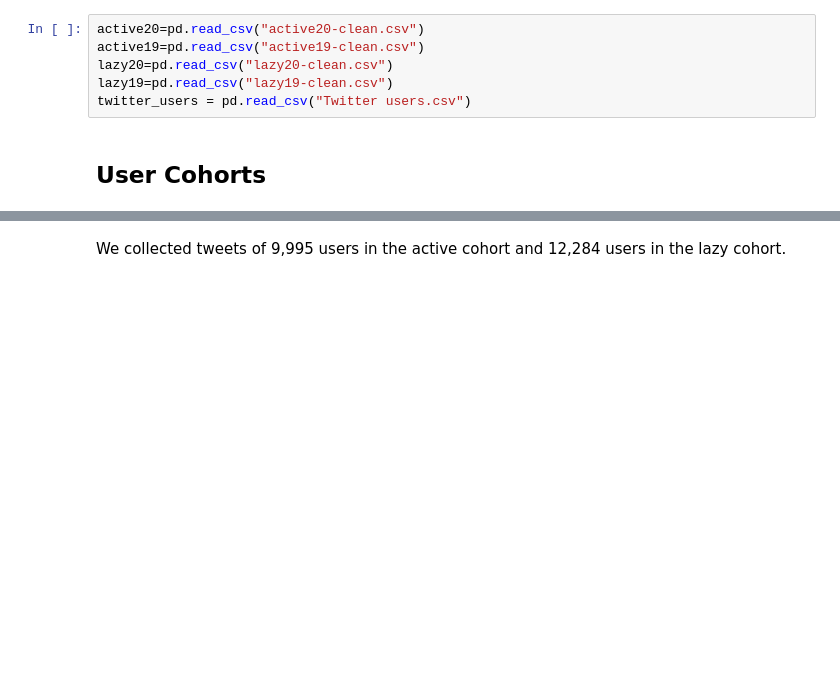
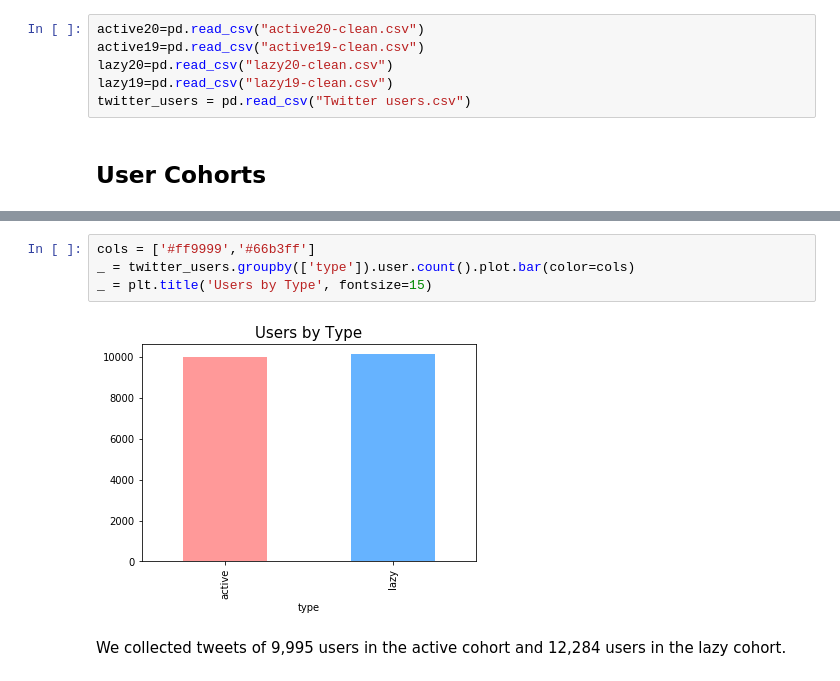
Before and after one commit to a-kantur/Springboard, a Jupyter notebook: Capstone Project 2/2. EDA and Data Story.ipynb, the cells around one changed output, grey strips where cells are left out. Cells and saved outputs as stored; diff of their text form; blank space fills up the shorter version.

```diff
--- a/Capstone Project 2/2. EDA and Data Story.ipynb
+++ b/Capstone Project 2/2. EDA and Data Story.ipynb
@@ -46,3 +58,9 @@ plt.savefig(fname='Twitter User Cohorts')
+# %%
+cols = ['#ff9999','#66b3ff']
+_ = twitter_users.groupby(['type']).user.count().plot.bar(color=cols)
+_ = plt.title('Users by Type', fontsize=15)
+# %% [output]
+[figure, added]
 # %% [markdown]
 We collected tweets of 9,995 users in the active cohort and 12,284 users in the lazy cohort.
 # %% [markdown]
```
Also changed, not shown: parts of 4 cells of this notebook, 3 other files.
